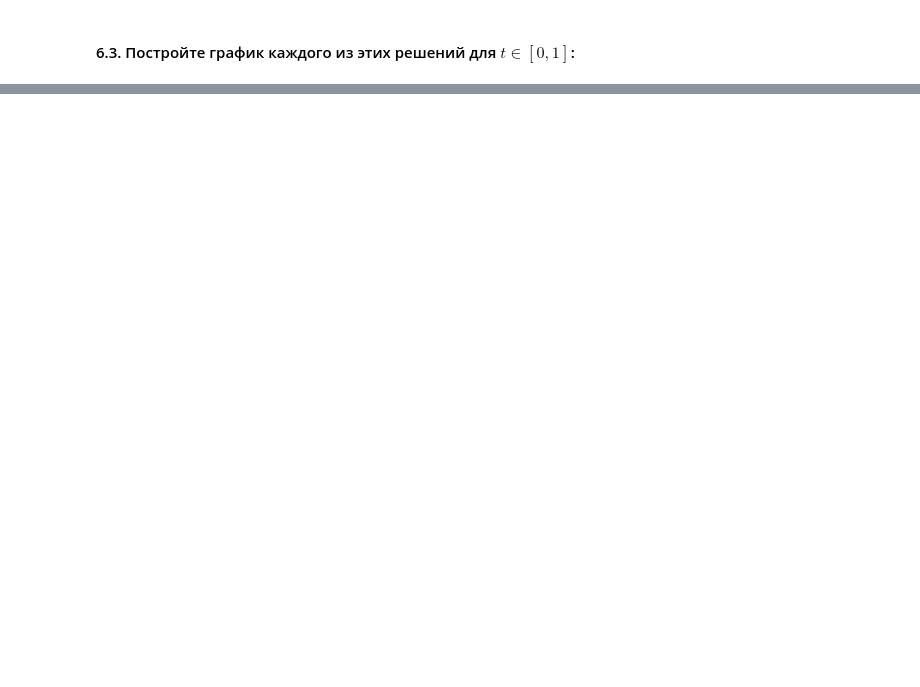
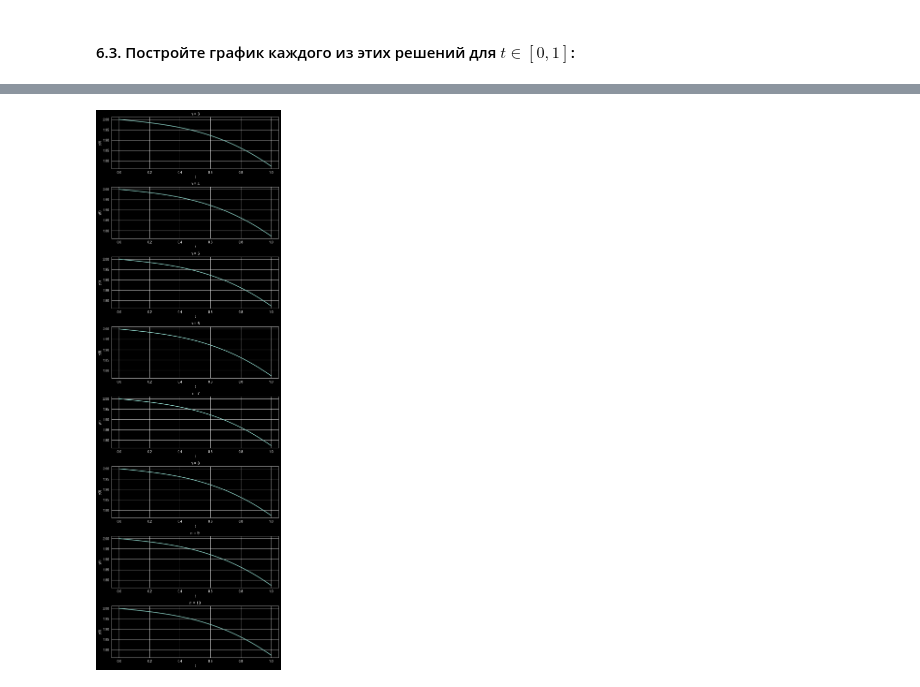
Before and after one commit to Calrission/MIIGAIK-Computer-Math, a Jupyter notebook: 7. Библиотека SymPy/Практическая_работа_№7_Библиотека_SymPy.ipynb, the cells around one changed output, grey strips where cells are left out. Saved outputs shown, nothing was run; the diff lists cells and outputs as text; code cells hidden in the pictures; blank space fills up the shorter version.

```diff
--- a/7. Библиотека SymPy/Практическая_работа_№7_Библиотека_SymPy.ipynb
+++ b/7. Библиотека SymPy/Практическая_работа_№7_Библиотека_SymPy.ipynb
@@ -268,0 +254,12 @@ $\displaystyle y{\left(t \right)} = 2 - 0.0905077326652577 t + 0.003084355698045
+# %%
+import sympy as sp
+from sympy import symbols
+
+t = symbols("t")
+y = sp.Function('y')
+
+for n in range(3, 11):
+    ode = sp.Eq(y(t).diff(t), sp.cos(t) - y(t)**(1/n))
+    sol = sp.dsolve(ode, y(t), hint='1st_power_series', ics={y(0): 2}, x0=0, n=6)
+    print(f"n = {n}:")
+    display(sol)
@@ -281,0 +282,35 @@ $\displaystyle y{\left(t \right)} = 2 - 0.0905077326652577 t + 0.003084355698045
+# %%
+import sympy as sp
+import numpy as np
+import matplotlib.pyplot as plt
+
+# Определяем символьные переменные
+t = sp.Symbol('t')
+y = sp.Function('y')
+ics = {y(0): 2}
+
+solutions = {}
+
+for n in range(3, 11):
+    ode = sp.Eq(y(t).diff(t), sp.cos(t) - y(t)**(1/n))
+    sol = sp.dsolve(ode, y(t), hint='1st_power_series', ics=ics, x0=0, n=6)
+    solutions[n] = expr
+
+t_vals = np.linspace(0, 1, 200)
+
+fig, axes = plt.subplots(8, 1, figsize=(8, 24))
+
+for idx, n in enumerate(range(3, 11)):
+    ax = axes[idx]
+    f = sp.lambdify(t, solutions[n], modules='numpy')
+    y_vals = f(t_vals)
+    ax.plot(t_vals, y_vals, linewidth=2)
+    ax.set_title(f'n = {n}')
+    ax.set_xlabel('t')
+    ax.set_ylabel('y(t)')
+    ax.grid(True)
+
+plt.tight_layout()
+plt.show()
+# %% [output]
+[figure, added]
```
Also changed, not shown: parts of 4 cells of this notebook.
